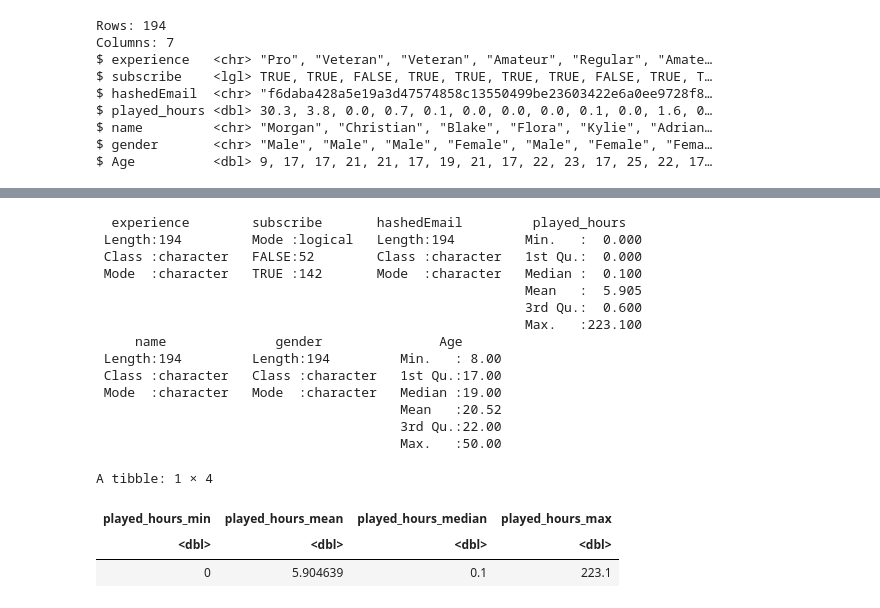
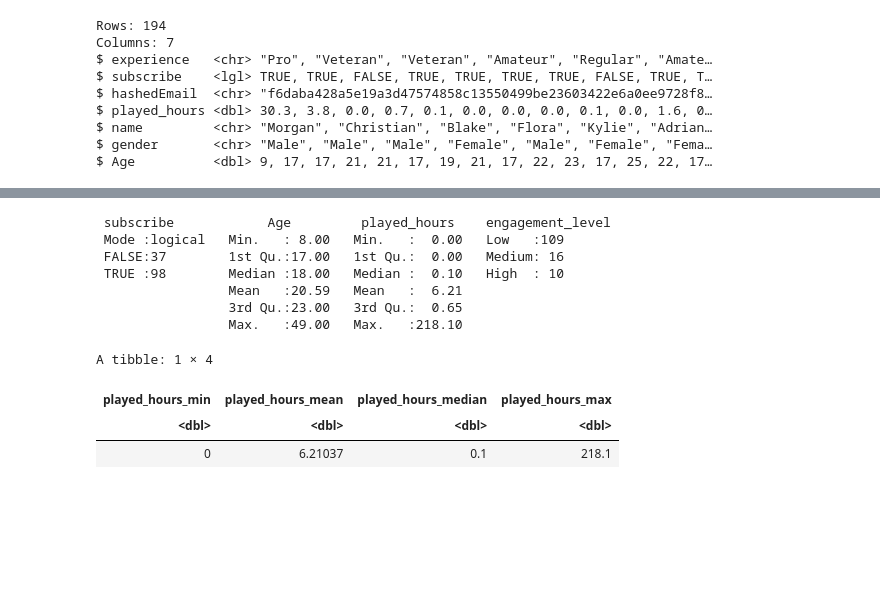
Before and after one commit to emma-chow/DSCI-Final-Project, a Jupyter notebook: Final_Project.ipynb, the cells around one changed output, grey strips where cells are left out. Saved outputs shown, nothing was run; the diff lists cells and outputs as text; code cells hidden in the pictures; blank space fills up the shorter version.

```diff
--- a/Final_Project.ipynb
+++ b/Final_Project.ipynb
@@ -81,31 +207,24 @@ $ Age          <dbl> 9, 17, 17, 21, 21, 17, 19, 21, 17, 22, 23, 17, 25, 22, 17
 # %%
-players_summary <- players_data |>
+players_summary <- players_train |>
     summary()
 players_summary
 # %% [output]
-  experience        subscribe       hashedEmail         played_hours
- Length:194         Mode :logical   Length:194         Min.   :  0.000
- Class :character   FALSE:52        Class :character   1st Qu.:  0.000
- Mode  :character   TRUE :142       Mode  :character   Median :  0.100
-                                                       Mean   :  5.905
-                                                       3rd Qu.:  0.600
-                                                       Max.   :223.100
-     name              gender               Age
- Length:194         Length:194         Min.   : 8.00
- Class :character   Class :character   1st Qu.:17.00
- Mode  :character   Mode  :character   Median :19.00
-                                       Mean   :20.52
-                                       3rd Qu.:22.00
-                                       Max.   :50.00
+ subscribe            Age         played_hours    engagement_level
+ Mode :logical   Min.   : 8.00   Min.   :  0.00   Low   :109
+ FALSE:37        1st Qu.:17.00   1st Qu.:  0.00   Medium: 16
+ TRUE :98        Median :18.00   Median :  0.10   High  : 10
+                 Mean   :20.59   Mean   :  6.21
+                 3rd Qu.:23.00   3rd Qu.:  0.65
+                 Max.   :49.00   Max.   :218.10
 # %%
-players_hours_stats <- players_data |>
+players_hours_stats <- players_train |>
     summarise(played_hours_min = min(played_hours),
               played_hours_mean = mean(played_hours),
               played_hours_median = median(played_hours),
               played_hours_max = max(played_hours))
 players_hours_stats
 # %% [output]
 A tibble: 1 × 4
 | played_hours_min | played_hours_mean | played_hours_median | played_hours_max |
 | <dbl> | <dbl> | <dbl> | <dbl> |
-| 0 | 5.904639 | 0.1 | 223.1 |
+| 0 | 6.21037 | 0.1 | 218.1 |
```
Also changed, not shown: parts of 32 cells of this notebook, 1 other file.
